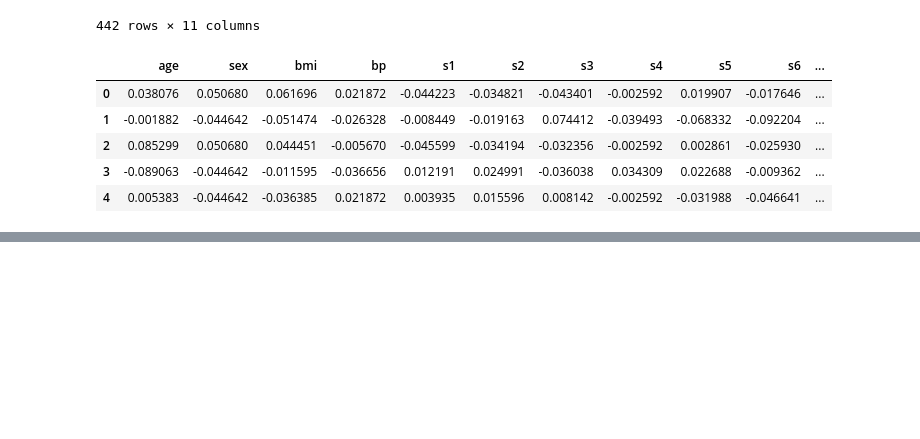
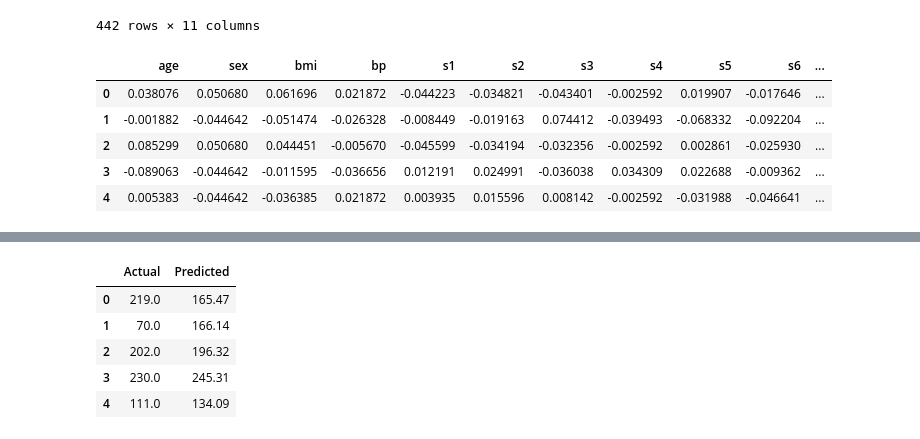
Before and after one commit to bamideletewogbade/blossom_academy_data_science_repo, a Jupyter notebook: disease_progression.ipynb, the cells around one changed output, grey strips where cells are left out. Saved outputs shown, nothing was run; the diff lists cells and outputs as text; code cells hidden in the pictures; blank space fills up the shorter version.

```diff
--- a/disease_progression.ipynb
+++ b/disease_progression.ipynb
@@ -98,0 +177,3 @@ df.head()
+# %%
+# Training the model (Learning Process)
+model = sm.OLS(y_train,X_train).fit()
@@ -98,0 +202,4 @@ df.head()
+# %%
+# Saving the predictions made by the model
+prediction = model.predict(X_test)
+prediction
@@ -98,0 +219,16 @@ df.head()
+# %%
+# Converting the actual target values to dataframe
+df = pd.DataFrame(data=y_test.values,columns=['Actual'])
+# %%
+# adding the predicted values to the dataframe and rounding off the values to 2 decimal place
+df['Predicted'] = np.round(prediction.values,2)
+# %%
+# view the first five row of the dataframe
+df.head()
+# %% [output]
+|  | Actual | Predicted |
+| 0 | 219.0 | 165.47 |
+| 1 | 70.0 | 166.14 |
+| 2 | 202.0 | 196.32 |
+| 3 | 230.0 | 245.31 |
+| 4 | 111.0 | 134.09 |
```
Also changed, not shown: parts of 18 cells of this notebook, 1 other file.
